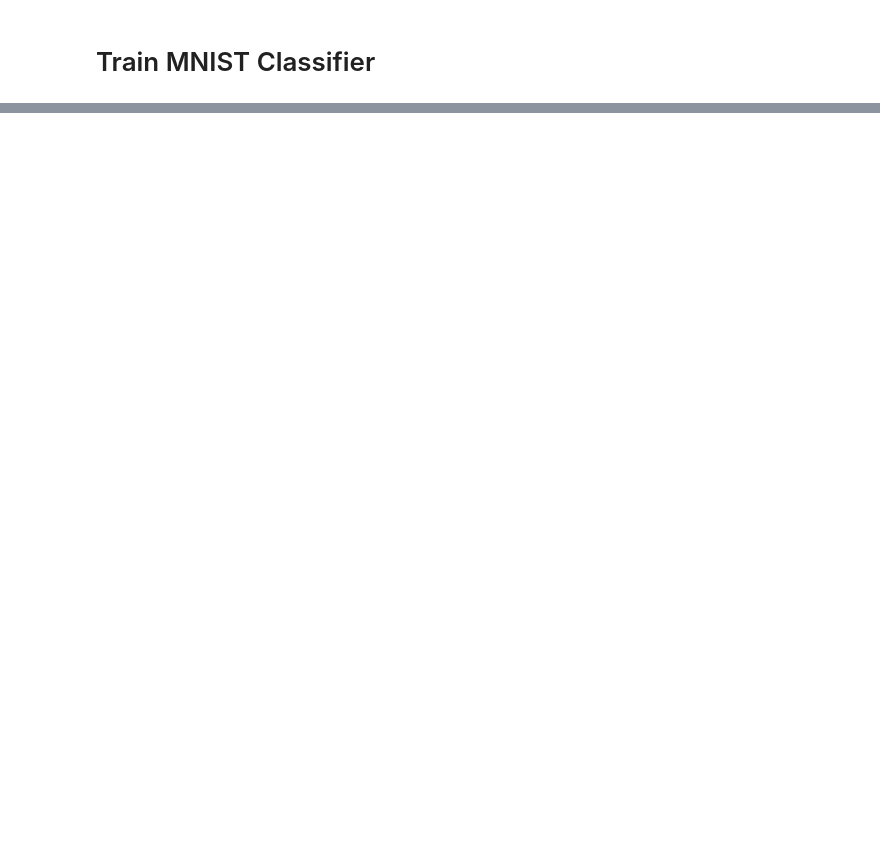
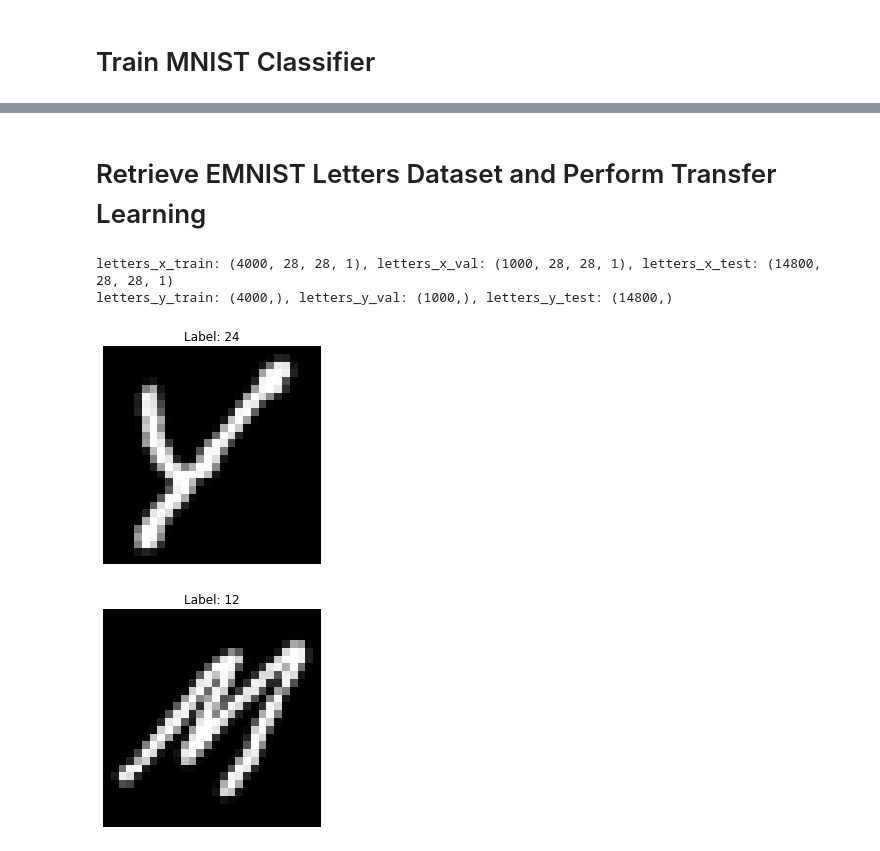
Before and after one commit to gcheoyh/toy-transfer-learning-eg, a Jupyter notebook: transfer_learning.ipynb, the cells around one changed output, grey strips where cells are left out. Saved outputs shown, nothing was run; the diff lists cells and outputs as text; code cells hidden in the pictures; blank space fills up the shorter version.

Commit message:
added transfer learning examples

```diff
--- a/transfer_learning.ipynb
+++ b/transfer_learning.ipynb
@@ -115,0 +133,48 @@ Epoch 14/30
+# %% [markdown]
+# Retrieve EMNIST Letters Dataset and Perform Transfer Learning
+# %%
+letters_train, letters_test = tfds.load('emnist/letters', split=['train', 'test'], shuffle_files=False, as_supervised=True)
+# %%
+# convert to numpy format
+letters_x_train = np.stack(list(map(lambda x: x[0].numpy().T.reshape(28, 28, 1), letters_train)), axis=0)
+letters_y_train = np.stack(list(map(lambda x: x[1].numpy(), letters_train)), axis=0)
+letters_y_train -= 1  # zero index the labels
+
+# artificially limit size of training set to show benefits of fine tuning
+max_size = 5000
+letters_x_train = letters_x_train[:max_size, :]
+letters_y_train = letters_y_train[:max_size]
+
+letters_x_test = np.stack(list(map(lambda x: x[0].numpy().T.reshape(28, 28, 1), letters_test)), axis=0)
+letters_y_test = np.stack(list(map(lambda x: x[1].numpy(), letters_test)), axis=0)
+letters_y_test -= 1  # zero index the labels
+# %%
+# train test split for letters
+train_size = int(letters_x_train.shape[0] * 0.8)
+letters_x_val = letters_x_train[train_size:, :]
+letters_y_val = letters_y_train[train_size:]
+
+letters_x_train = letters_x_train[:train_size, :]
+letters_y_train = letters_y_train[:train_size]
+# %%
+# check data
+print(f'letters_x_train: {letters_x_train.shape}, letters_x_val: {letters_x_val.shape}, letters_x_test: {letters_x_test.shape}')
+print(f'letters_y_train: {letters_y_train.shape}, letters_y_val: {letters_y_val.shape}, letters_y_test: {letters_y_test.shape}')
+
+# display single image from x_train and x_test
+plt.figure()
+plt.imshow(letters_x_train[0, :, :, :].reshape(28, 28), cmap='gray')
+plt.axis('off')
+plt.title(f'Label: {letters_y_train[0]}')
+plt.show()
+
+plt.figure()
+plt.imshow(letters_x_test[0, :, :, :].reshape(28, 28), cmap='gray')
+plt.axis('off')
+plt.title(f'Label: {letters_y_test[0]}')
+plt.show()
+# %% [output]
+letters_x_train: (4000, 28, 28, 1), letters_x_val: (1000, 28, 28, 1), letters_x_test: (14800, 28, 28, 1)
+letters_y_train: (4000,), letters_y_val: (1000,), letters_y_test: (14800,)
+[figure, added]
+[figure, added]
```
Also changed, not shown: parts of 27 cells of this notebook.
